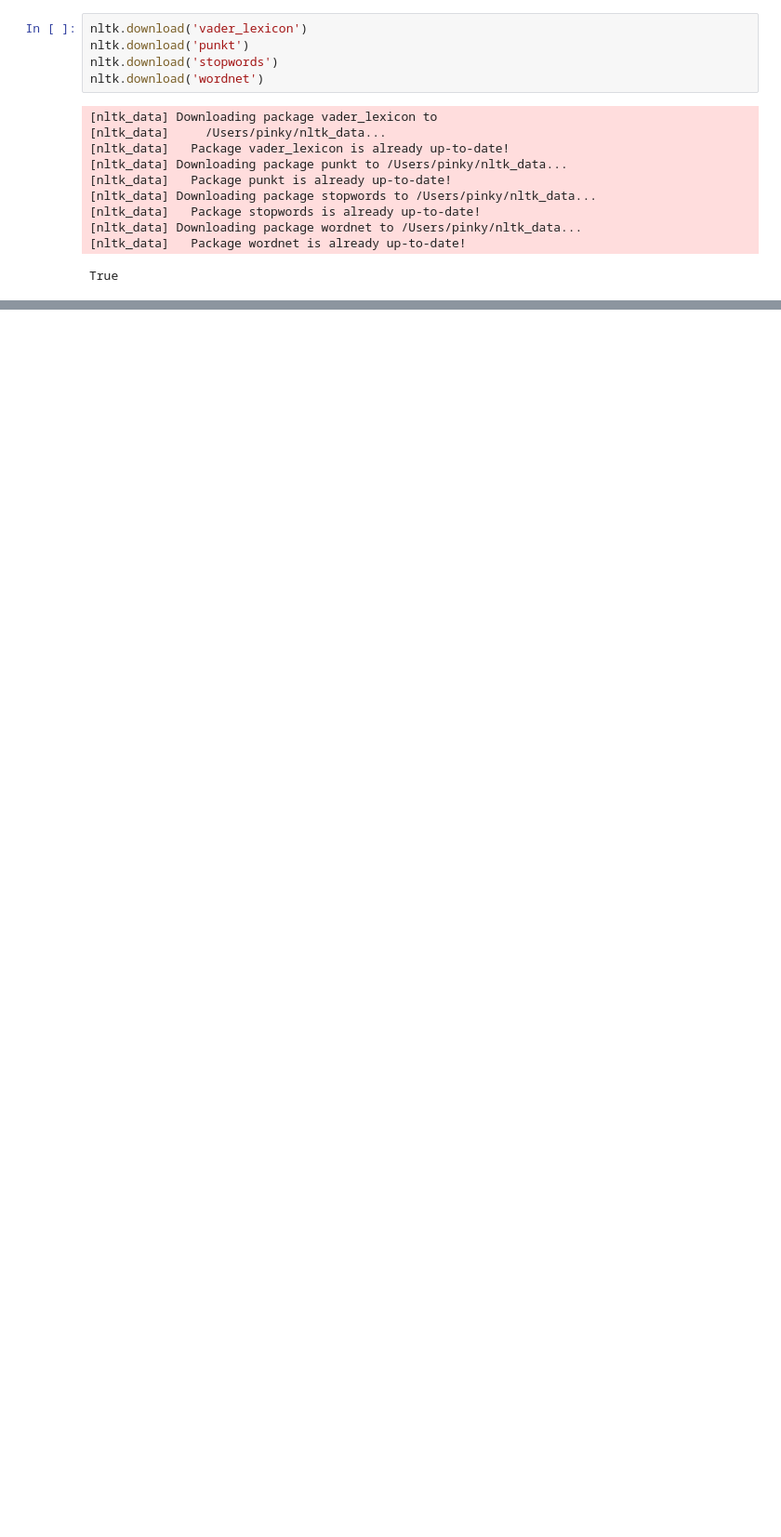
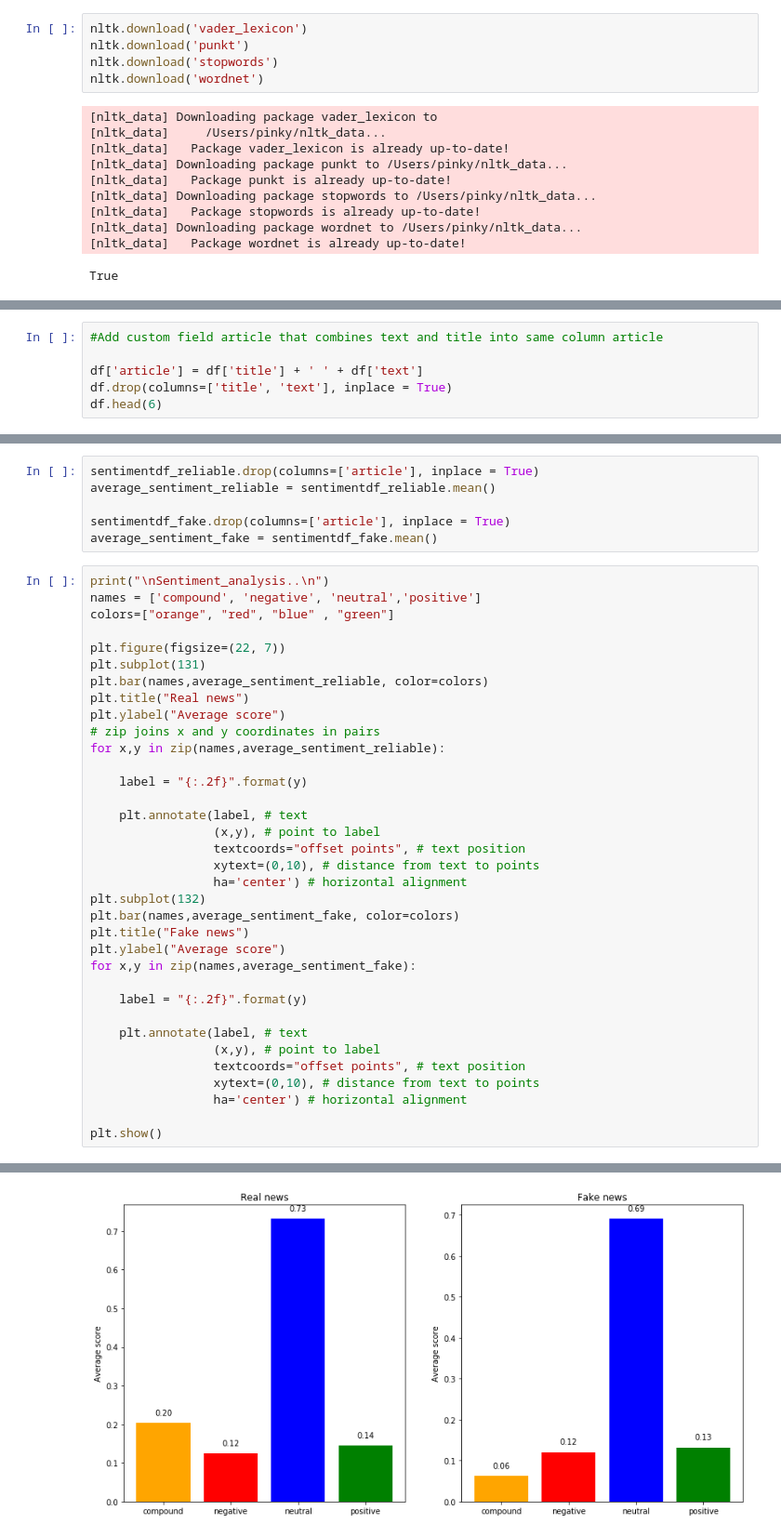
Before and after one commit to pinkychauhan89/CourseProject, a Jupyter notebook: FakeNewsClassifier.ipynb, the cells around one changed output, grey strips where cells are left out. Shown at 93% size. Drawn from its saved outputs; the diff is of its cells as text; blank space fills up the shorter version.

```diff
--- a/FakeNewsClassifier.ipynb
+++ b/FakeNewsClassifier.ipynb
@@ -341,0 +157,6 @@ print(Accuracy*100)
+# %%
+#Add custom field article that combines text and title into same column article
+
+df['article'] = df['title'] + ' ' + df['text']
+df.drop(columns=['title', 'text'], inplace = True)
+df.head(6)
@@ -341,0 +252,42 @@ print(Accuracy*100)
+# %%
+sentimentdf_reliable.drop(columns=['article'], inplace = True)
+average_sentiment_reliable = sentimentdf_reliable.mean()
+
+sentimentdf_fake.drop(columns=['article'], inplace = True)
+average_sentiment_fake = sentimentdf_fake.mean()
+# %%
+print("\nSentiment_analysis..\n")
+names = ['compound', 'negative', 'neutral','positive']
+colors=["orange", "red", "blue" , "green"]
+
+plt.figure(figsize=(22, 7))
+plt.subplot(131)
+plt.bar(names,average_sentiment_reliable, color=colors)
+plt.title("Real news")
+plt.ylabel("Average score")
+# zip joins x and y coordinates in pairs
+for x,y in zip(names,average_sentiment_reliable):
+
+    label = "{:.2f}".format(y)
+
+    plt.annotate(label, # text
+                 (x,y), # point to label
+                 textcoords="offset points", # text position
+                 xytext=(0,10), # distance from text to points
+                 ha='center') # horizontal alignment
+plt.subplot(132)
+plt.bar(names,average_sentiment_fake, color=colors)
+plt.title("Fake news")
+plt.ylabel("Average score")
+for x,y in zip(names,average_sentiment_fake):
+
+    label = "{:.2f}".format(y)
+
+    plt.annotate(label, # text
+                 (x,y), # point to label
+                 textcoords="offset points", # text position
+                 xytext=(0,10), # distance from text to points
+                 ha='center') # horizontal alignment
+
+plt.show()
+# %% [output]
@@ -341,0 +295 @@ print(Accuracy*100)
+[figure, added]
```
Also changed, not shown: parts of 88 cells of this notebook, 3 other files.
